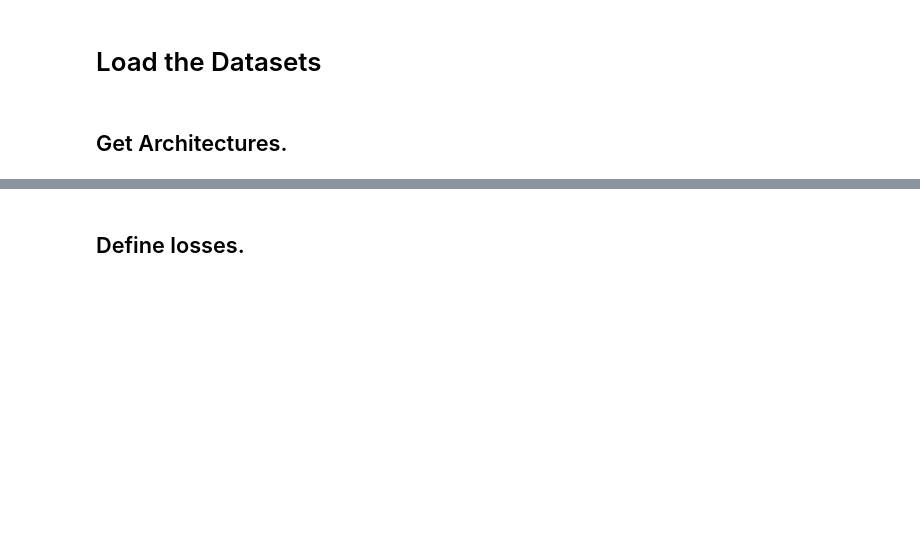
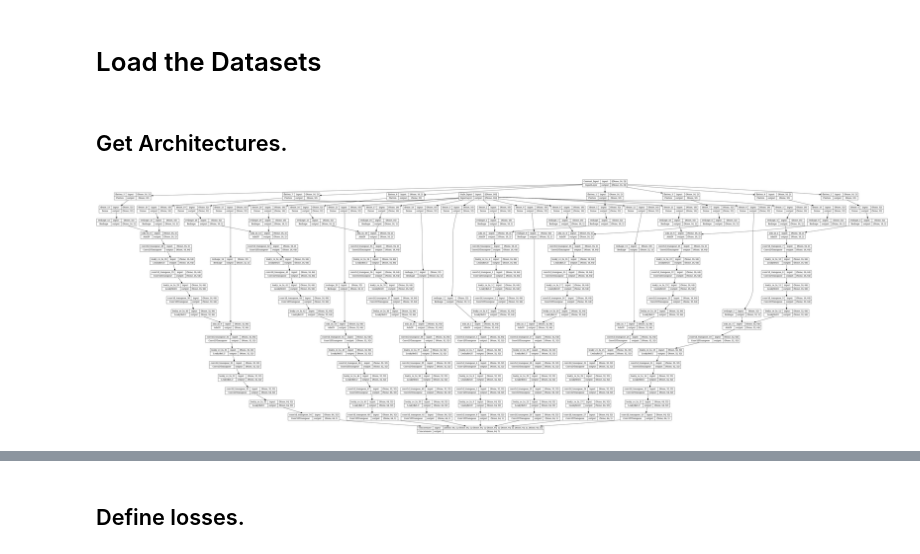
Before and after one commit to Henri-Hoyez/TimeSeriesStyleTransfer, a Jupyter notebook: 2024-06-24 - time series Style Transfer COSCIGAN.ipynb, the cells around one changed output, grey strips where cells are left out. Drawn from its saved outputs; the diff is of its cells as text; code cells hidden in the pictures; blank space fills up the shorter version.

```diff
--- a/2024-06-24 - time series Style Transfer COSCIGAN.ipynb
+++ b/2024-06-24 - time series Style Transfer COSCIGAN.ipynb
@@ -178,6 +178,11 @@ style_encoder = make_style_encoder(SEQUENCE_LENGTH, N_SIGNAL, STYLE_VECTOR_SIZE)
 decoder = make_generator(N_SAMPLE_WIENER, FEAT_WIENER, STYLE_VECTOR_SIZE ,N_SIGNAL)
 global_discriminator = make_global_discriminator(SEQUENCE_LENGTH, N_SIGNAL, N_CLASSES)
 local_discriminator = create_local_discriminator(N_SIGNAL, SEQUENCE_LENGTH, N_CLASSES)
+# %%
+tf.keras.utils.plot_model(decoder, show_shapes=True)
+# decoder.summary()
+# %% [output]
+[figure, added]
 # %%
 def generate(content_batch, style_batch):
     content = content_encoder(content_batch, training=False)
```
Also changed, not shown: parts of 12 cells of this notebook, 1 other file.
